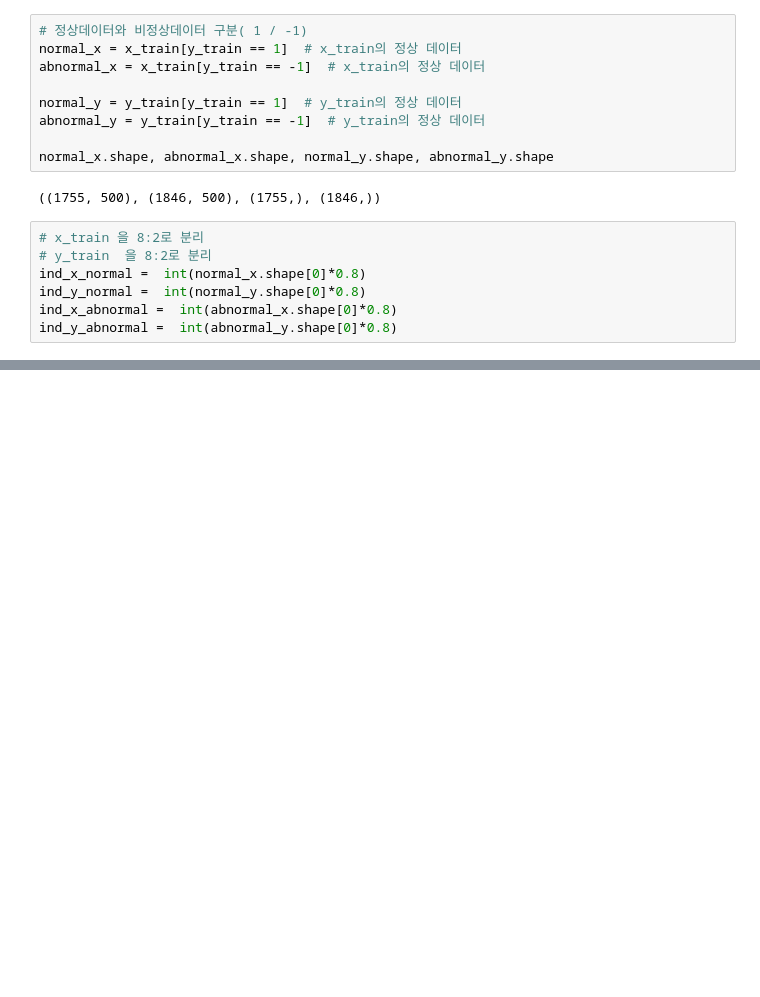
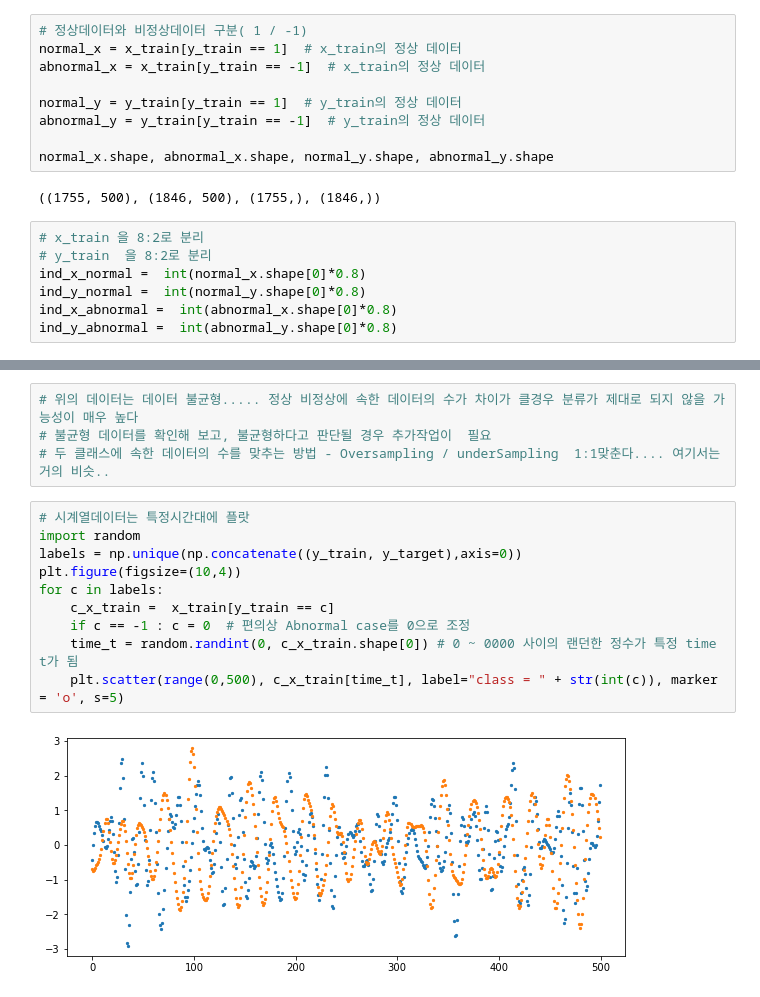
Before and after one commit to bigdataleeky/python, a Jupyter notebook: 20220509/Ford 엔진 공정 이상 유무 판단.ipynb, the cells around one changed output, grey strips where cells are left out. Cells and saved outputs as stored; diff of their text form; blank space fills up the shorter version.

```diff
--- a/20220509/Ford 엔진 공정 이상 유무 판단.ipynb
+++ b/20220509/Ford 엔진 공정 이상 유무 판단.ipynb
@@ -89,0 +146,16 @@ ind_y_abnormal =  int(abnormal_y.shape[0]*0.8)
+# %%
+# 위의 데이터는 데이터 불균형..... 정상 비정상에 속한 데이터의 수가 차이가 클경우 분류가 제대로 되지 않을 가능성이 매우 높다
+# 불균형 데이터를 확인해 보고, 불균형하다고 판단될 경우 추가작업이  필요
+# 두 클래스에 속한 데이터의 수를 맞추는 방법 - Oversampling / underSampling  1:1맞춘다.... 여기서는 거의 비슷..
+# %%
+# 시계열데이터는 특정시간대에 플랏
+import random
+labels = np.unique(np.concatenate((y_train, y_target),axis=0))
+plt.figure(figsize=(10,4))
+for c in labels:
+    c_x_train =  x_train[y_train == c]
+    if c == -1 : c = 0  # 편의상 Abnormal case를 0으로 조정
+    time_t = random.randint(0, c_x_train.shape[0]) # 0 ~ 0000 사이의 랜던한 정수가 특정 time t가 됨
+    plt.scatter(range(0,500), c_x_train[time_t], label="class = " + str(int(c)), marker = 'o', s=5)
+# %% [output]
+[figure, added]
```
Also changed, not shown: parts of 5 cells of this notebook.
